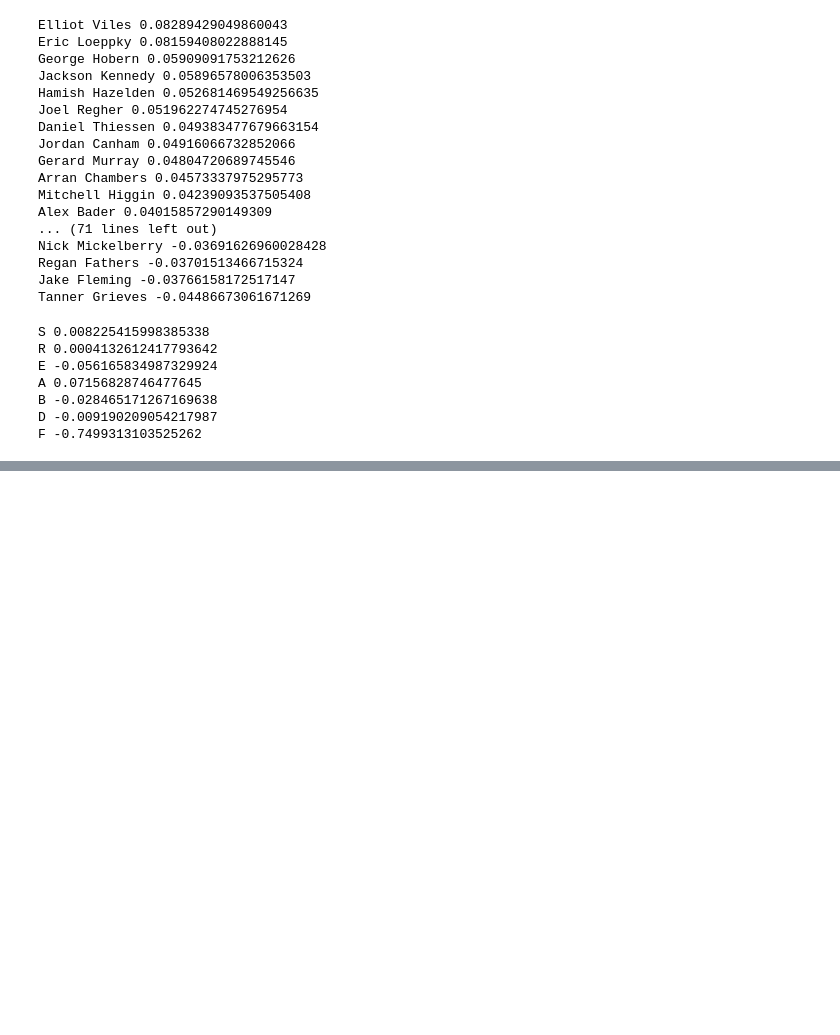
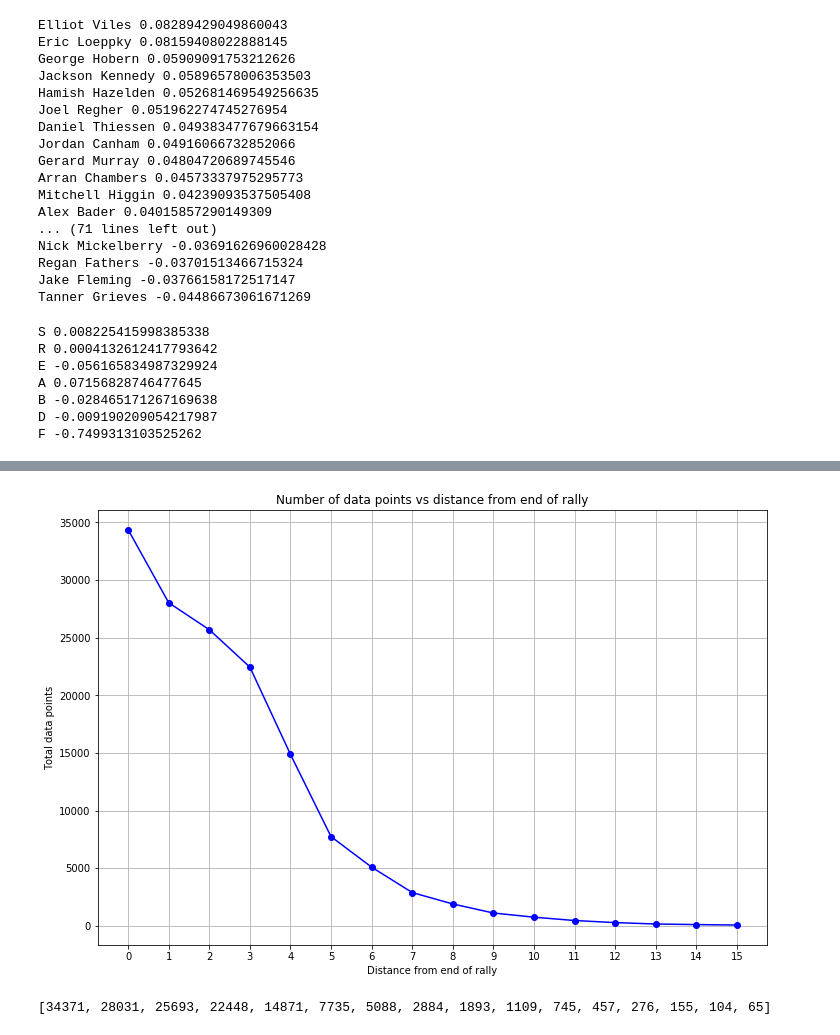
Before and after one commit to sfu-cl-lab/martin-project, a Jupyter notebook: notebook/Questions.ipynb, the cells around one changed output, grey strips where cells are left out. Cells and saved outputs as stored; diff of their text form; code cells hidden in the pictures; blank space fills up the shorter version.

```diff
--- a/notebook/Questions.ipynb
+++ b/notebook/Questions.ipynb
@@ -428,0 +474,19 @@ F -0.7499313103525262
+# %%
+import matplotlib.pyplot as plt
+totals = []
+max_dist = 15
+for dist in range(0,max_dist+1):
+    cond = (vb.RewardDistance == dist)
+    totals.append(np.sum(cond))
+plt.figure(figsize=(12,8))
+plt.title('Number of data points vs distance from end of rally')
+plt.grid(True)
+plt.xticks(range(0,max_dist+1))
+plt.xlabel('Distance from end of rally')
+plt.ylabel('Total data points')
+plt.plot(range(0,max_dist+1), totals, 'bo-')
+plt.show()
+print(totals)
+# %% [output]
+[figure, added]
+[34371, 28031, 25693, 22448, 14871, 7735, 5088, 2884, 1893, 1109, 745, 457, 276, 155, 104, 65]
```
Also changed, not shown: parts of 5 cells of this notebook, 3 other files.
